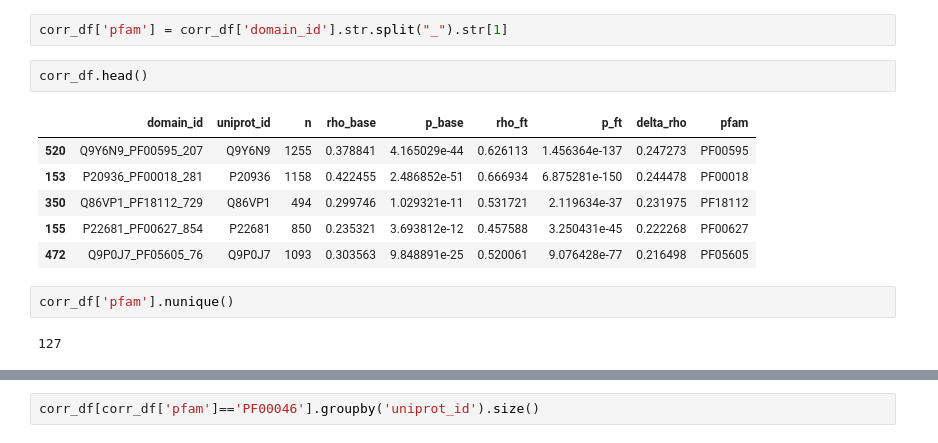
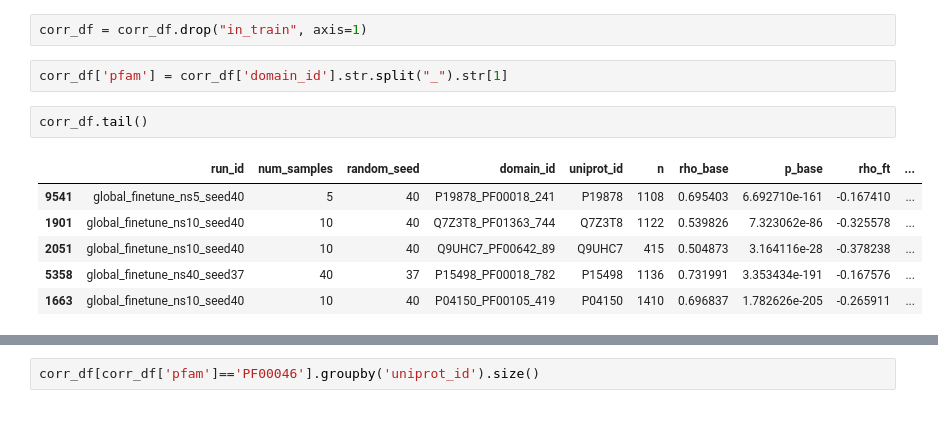
Before and after one commit to Hutch-Johnson/Protein-Language-Models, a Jupyter notebook: ESM_domainome_llr_compare_ns_rs.ipynb, the cells around one changed output, grey strips where cells are left out. Drawn from its saved outputs; the diff is of its cells as text.

```diff
--- a/ESM_domainome_llr_compare_ns_rs.ipynb
+++ b/ESM_domainome_llr_compare_ns_rs.ipynb
@@ -362,15 +365,13 @@ Domains improved (Δρ > 0): 366 / 522 (70.1%)
+# %%
+corr_df = corr_df.drop("in_train", axis=1)
 # %%
 corr_df['pfam'] = corr_df['domain_id'].str.split("_").str[1]
 # %%
-corr_df.head()
+corr_df.tail()
 # %% [output]
-|  | domain_id | uniprot_id | n | rho_base | p_base | rho_ft | p_ft | delta_rho | pfam |
-| 520 | Q9Y6N9_PF00595_207 | Q9Y6N9 | 1255 | 0.378841 | 4.165029e-44 | 0.626113 | 1.456364e-137 | 0.247273 | PF00595 |
-| 153 | P20936_PF00018_281 | P20936 | 1158 | 0.422455 | 2.486852e-51 | 0.666934 | 6.875281e-150 | 0.244478 | PF00018 |
-| 350 | Q86VP1_PF18112_729 | Q86VP1 | 494 | 0.299746 | 1.029321e-11 | 0.531721 | 2.119634e-37 | 0.231975 | PF18112 |
-| 155 | P22681_PF00627_854 | P22681 | 850 | 0.235321 | 3.693812e-12 | 0.457588 | 3.250431e-45 | 0.222268 | PF00627 |
-| 472 | Q9P0J7_PF05605_76 | Q9P0J7 | 1093 | 0.303563 | 9.848891e-25 | 0.520061 | 9.076428e-77 | 0.216498 | PF05605 |
+|  | run_id | num_samples | random_seed | domain_id | uniprot_id | n | rho_base | p_base | rho_ft | ... |
+| 9541 | global_finetune_ns5_seed40 | 5 | 40 | P19878_PF00018_241 | P19878 | 1108 | 0.695403 | 6.692710e-161 | -0.167410 | ... |
+| 1901 | global_finetune_ns10_seed40 | 10 | 40 | Q7Z3T8_PF01363_744 | Q7Z3T8 | 1122 | 0.539826 | 7.323062e-86 | -0.325578 | ... |
+| 2051 | global_finetune_ns10_seed40 | 10 | 40 | Q9UHC7_PF00642_89 | Q9UHC7 | 415 | 0.504873 | 3.164116e-28 | -0.378238 | ... |
+| 5358 | global_finetune_ns40_seed37 | 40 | 37 | P15498_PF00018_782 | P15498 | 1136 | 0.731991 | 3.353434e-191 | -0.167576 | ... |
+| 1663 | global_finetune_ns10_seed40 | 10 | 40 | P04150_PF00105_419 | P04150 | 1410 | 0.696837 | 1.782626e-205 | -0.265911 | ... |
-# %%
-corr_df['pfam'].nunique()
-# %% [output]
-127
```
Also changed, not shown: parts of 20 cells of this notebook.
